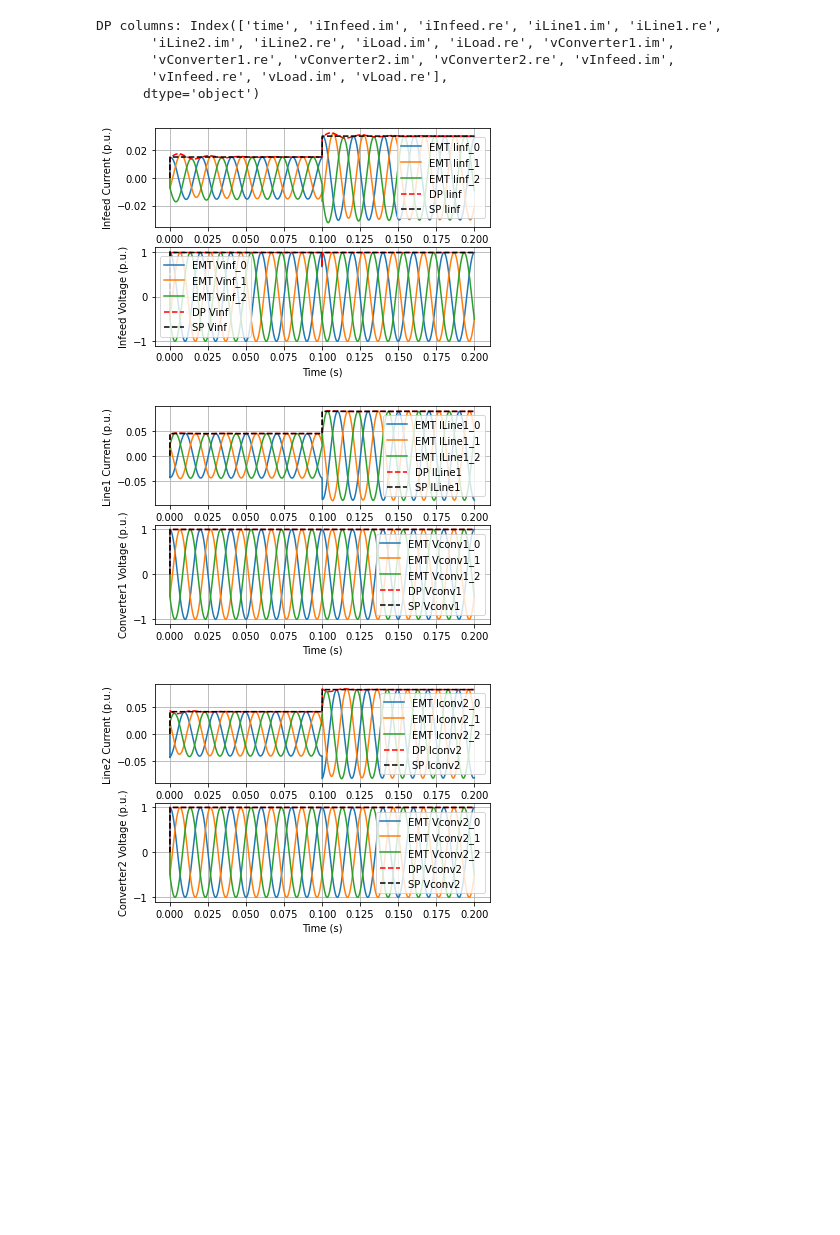
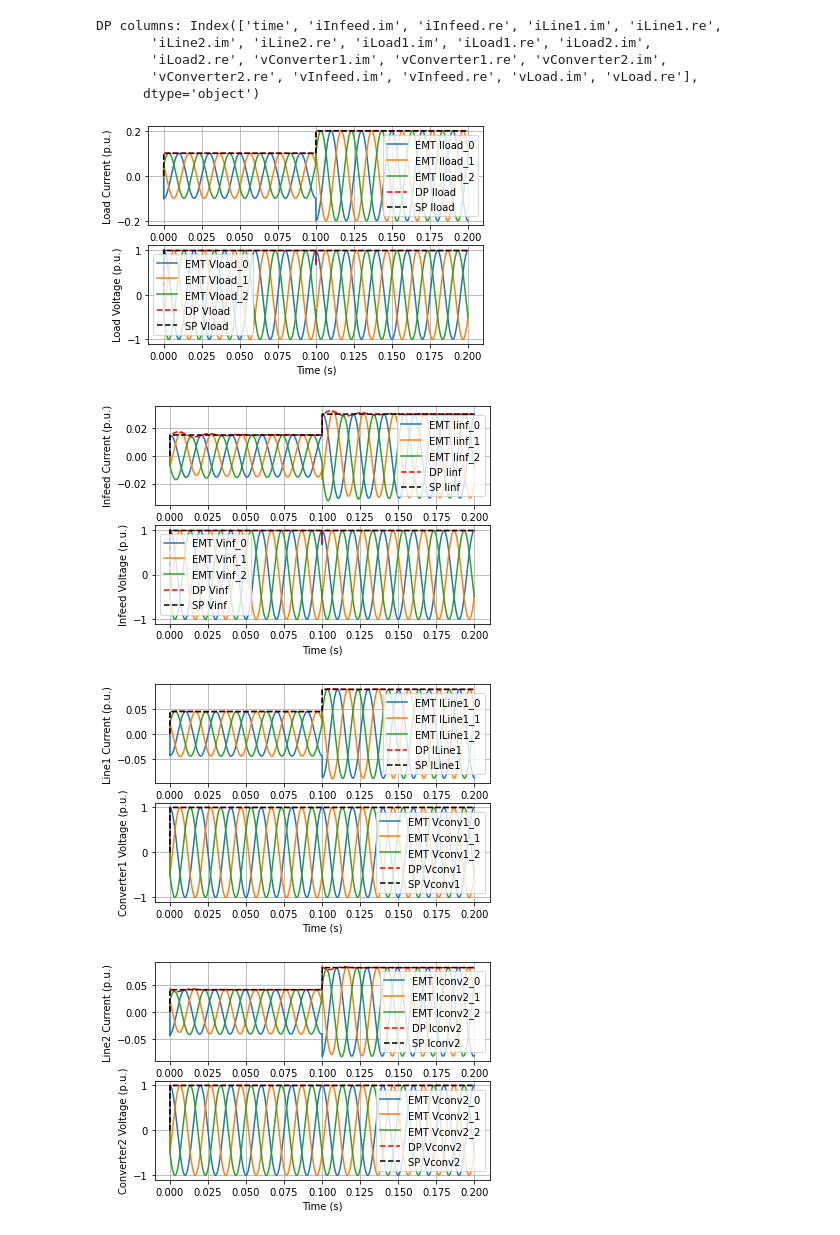
Before and after one commit to georgii-tishenin/dpsim, a Jupyter notebook: dpsim/examples/cxx/hvdc_wise/plotResults.ipynb, the cells around one changed output. Drawn from its saved outputs; the diff is of its cells as text; code cells hidden in the pictures; blank space fills up the shorter version.

Commit message:
log and plot load current directly from loads
Signed-off-by: Georgii Tishenin <georgii.tishenin@eonerc.rwth-aachen.de>

```diff
--- a/dpsim/examples/cxx/hvdc_wise/plotResults.ipynb
+++ b/dpsim/examples/cxx/hvdc_wise/plotResults.ipynb
@@ -32,15 +32,15 @@ def plot_load(df_EMT, df_DP, df_SP, baseCurrent, baseVoltage):
     # Subplot 1: Load currents
     plt.subplot(2, 1, 1)
     plt.grid(True)
-    EMT_load_I0 = (-df_EMT['iInfeed_0'] - df_EMT['iLine1_0'] - df_EMT['iLine2_0']) / baseCurrent / np.sqrt(2)
-    EMT_load_I1 = (-df_EMT['iInfeed_1'] - df_EMT['iLine1_1'] - df_EMT['iLine2_1']) / baseCurrent / np.sqrt(2)
-    EMT_load_I2 = (-df_EMT['iInfeed_2'] - df_EMT['iLine1_2'] - df_EMT['iLine2_2']) / baseCurrent / np.sqrt(2)
+    EMT_load_I0 = (df_EMT['iLoad1_0'] + df_EMT['iLoad2_0']) / baseCurrent / np.sqrt(2)
+    EMT_load_I1 = (df_EMT['iLoad1_1'] + df_EMT['iLoad2_1']) / baseCurrent / np.sqrt(2)
+    EMT_load_I2 = (df_EMT['iLoad1_2'] + df_EMT['iLoad2_2']) / baseCurrent / np.sqrt(2)
     plt.plot(df_EMT['time'], EMT_load_I0, label='EMT Iload_0')
     plt.plot(df_EMT['time'], EMT_load_I1, label='EMT Iload_1')
     plt.plot(df_EMT['time'], EMT_load_I2, label='EMT Iload_2')
 
-    Iload_DP = np.abs(df_DP['iLoad.re'] + 1j*df_DP['iLoad.im']) / baseCurrent
-    Iload_SP = np.abs(df_SP['iLoad.re'] + 1j*df_SP['iLoad.im']) / baseCurrent
+    Iload_DP = np.abs(df_DP['iLoad1.re'] + df_DP['iLoad2.re'] + 1j*df_DP['iLoad1.im'] + 1j*df_DP['iLoad2.im']) / baseCurrent
+    Iload_SP = np.abs(df_SP['iLoad1.re'] + df_SP['iLoad2.re'] + 1j*df_SP['iLoad1.im'] + 1j*df_SP['iLoad2.im']) / baseCurrent
     plt.plot(df_DP['time'], Iload_DP, 'r--', label='DP Iload')
     plt.plot(df_SP['time'], Iload_SP, 'k--', label='SP Iload')
     plt.xlabel('Time (s)')
@@ -162,37 +162,38 @@ def plot_converter2(df_EMT, df_DP, df_SP, baseCurrent, baseVoltage):
     plt.plot(df_EMT['time'], V2_2, label='EMT Vconv2_2')
 
     V2_DP = np.abs(df_DP['vConverter2.re'] + 1j * df_DP['vConverter2.im']) / baseVoltage
     V2_SP = np.abs(df_SP['vConverter2.re'] + 1j * df_SP['vConverter2.im']) / baseVoltage
     plt.plot(df_DP['time'], V2_DP, 'r--', label='DP Vconv2')
     plt.plot(df_SP['time'], V2_SP, 'k--', label='SP Vconv2')
     plt.xlabel('Time (s)')
     plt.ylabel('Converter2 Voltage (p.u.)')
     plt.legend()
 
 def main():
     # Change paths here
     path_EMT = "/home/gti/development/dpsim_local/dpsim/build/dpsim/examples/cxx/logs/EMT_simulation/EMT_simulation.csv"
     path_DP  = "/home/gti/development/dpsim_local/dpsim/build/dpsim/examples/cxx/logs/DP_simulation/DP_simulation.csv"
     path_SP  = "/home/gti/development/dpsim_local/dpsim/build/dpsim/examples/cxx/logs/SP_simulation/SP_simulation.csv"
 
     df_EMT, df_DP, df_SP = load_data(path_EMT, path_DP, path_SP)
     baseCurrent, baseVoltage = compute_base_values()
 
-    # plot_load(df_EMT, df_DP, df_SP, baseCurrent, baseVoltage)
+    plot_load(df_EMT, df_DP, df_SP, baseCurrent, baseVoltage)
     plot_infeed(df_EMT, df_DP, df_SP, baseCurrent, baseVoltage)
     plot_converter1(df_EMT, df_DP, df_SP, baseCurrent, baseVoltage)
     plot_converter2(df_EMT, df_DP, df_SP, baseCurrent, baseVoltage)
 
     plt.show()
 
 if __name__ == "__main__":
     main()
 # %% [output]
 DP columns: Index(['time', 'iInfeed.im', 'iInfeed.re', 'iLine1.im', 'iLine1.re',
-       'iLine2.im', 'iLine2.re', 'iLoad.im', 'iLoad.re', 'vConverter1.im',
-       'vConverter1.re', 'vConverter2.im', 'vConverter2.re', 'vInfeed.im',
-       'vInfeed.re', 'vLoad.im', 'vLoad.re'],
+       'iLine2.im', 'iLine2.re', 'iLoad1.im', 'iLoad1.re', 'iLoad2.im',
+       'iLoad2.re', 'vConverter1.im', 'vConverter1.re', 'vConverter2.im',
+       'vConverter2.re', 'vInfeed.im', 'vInfeed.re', 'vLoad.im', 'vLoad.re'],
       dtype='object')
-[figure, old version]
+[figure, new version]
-[figure, old version]
+[figure, new version]
-[figure, old version]
+[figure, new version]
+[figure, added]
```
Also changed, not shown: 1 other file.
